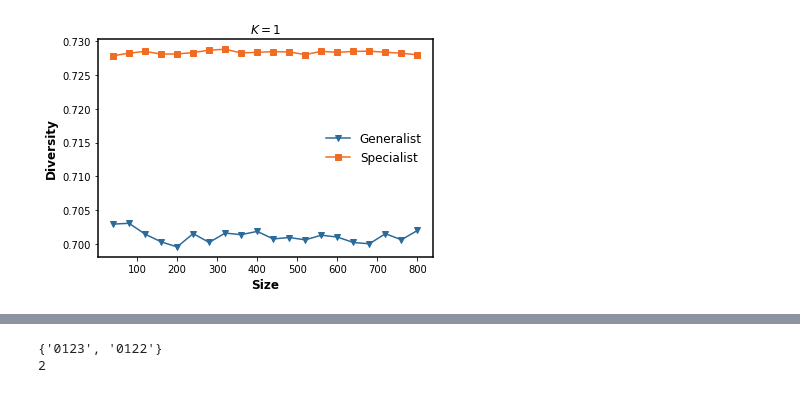
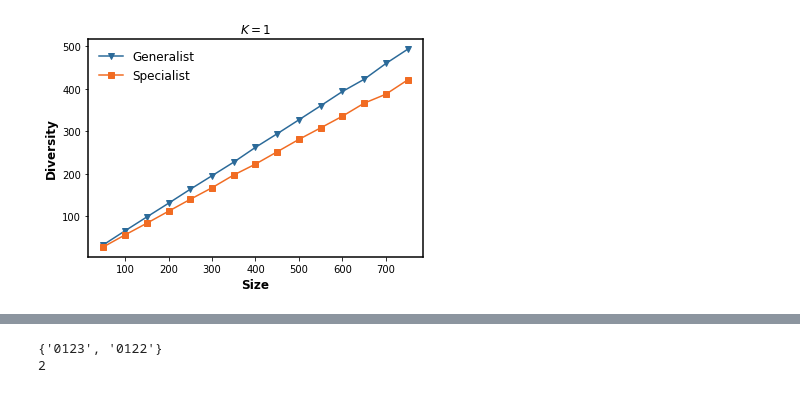
Before and after one commit to baldFemale/OpenInnovationFramework, a Jupyter notebook: Baseline/Parallel_Search_Align_Domain/Evaluator.ipynb, the cells around one changed output, grey strips where cells are left out. Drawn from its saved outputs; the diff is of its cells as text; code cells hidden in the pictures.

```diff
--- a/Baseline/Parallel_Search_Align_Domain/Evaluator.ipynb
+++ b/Baseline/Parallel_Search_Align_Domain/Evaluator.ipynb
@@ -41,8 +41,8 @@ color_pairs = [[shallow_purple, deep_purple],  [shallow_green, deep_green],
                [shallow_grey, deep_grey]]
 morandi_colors = [morandi_blue, morandi_green, morandi_yellow, morandi_orange, morandi_pink, morandi_red, morandi_purple]
 # %%
-data_folder = r"E:\data\gst-0815-23\Pre-Test\Parallel_Search_5"
-agent_num_list = np.arange(40, 840, step=40, dtype=int).tolist()
+data_folder = r"E:\data\gst-0815-23\Pre-Test\Parallel_Search_Align_Domain"
+agent_num_list = np.arange(50, 800, step=50, dtype=int).tolist()
 g_fitness_across_K_size, s_fitness_across_K_size = [], []
 g_best_fitness_across_K_size, s_best_fitness_across_K_size = [], []
 g_worst_fitness_across_K_size, s_worst_fitness_across_K_size = [], []
@@ -253,14 +253,13 @@ for index in range(9):
 # %%
 # Pair Wise Diversity Given the Same K and Varying Agent Numbers
-agent_num_list = np.arange(40, 840, step=40, dtype=int).tolist()
 for index in range(9):
     g_diversity_across_size, s_diversity_across_size = [], []
     for g_diversity, s_diversity in zip(g_pair_wise_diversity_across_K_size, s_pair_wise_diversity_across_K_size):
         g_diversity_across_size.append(g_diversity[index])
         s_diversity_across_size.append(s_diversity[index])
     x = agent_num_list
-    # g_diversity_across_size = [a * b for a, b in zip(agent_num_list, g_diversity_across_size)]
-    # s_diversity_across_size = [a * b for a, b in zip(agent_num_list, s_diversity_across_size)]
+    g_diversity_across_size = [a * b for a, b in zip(agent_num_list, g_diversity_across_size)]
+    s_diversity_across_size = [a * b for a, b in zip(agent_num_list, s_diversity_across_size)]
     fig, ax = plt.subplots()
     ax.spines["left"].set_linewidth(1.5)
     ax.spines["right"].set_linewidth(1.5)
@@ -281 +280 @@ for index in range(9):
-[figure, old version]
+[figure, new version]
```
Also changed, not shown: parts of 7 cells of this notebook, 3 other files.
